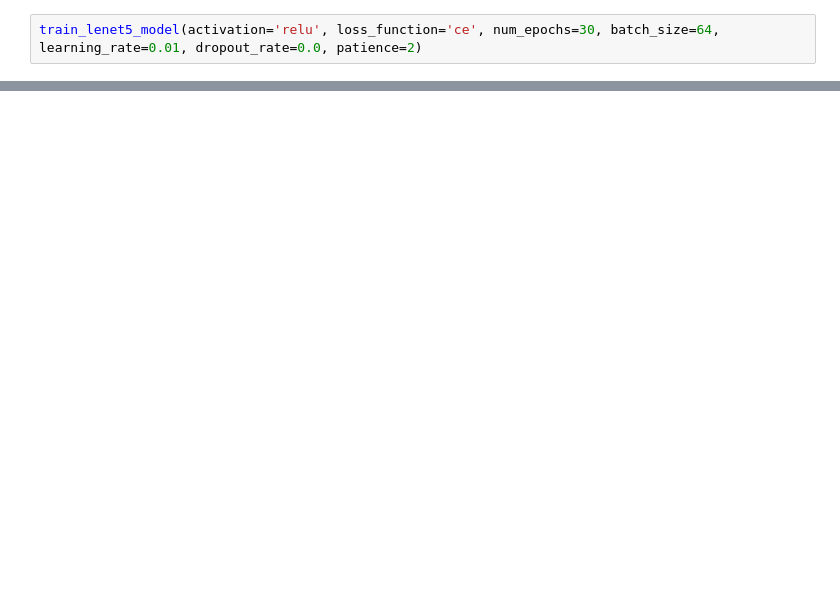
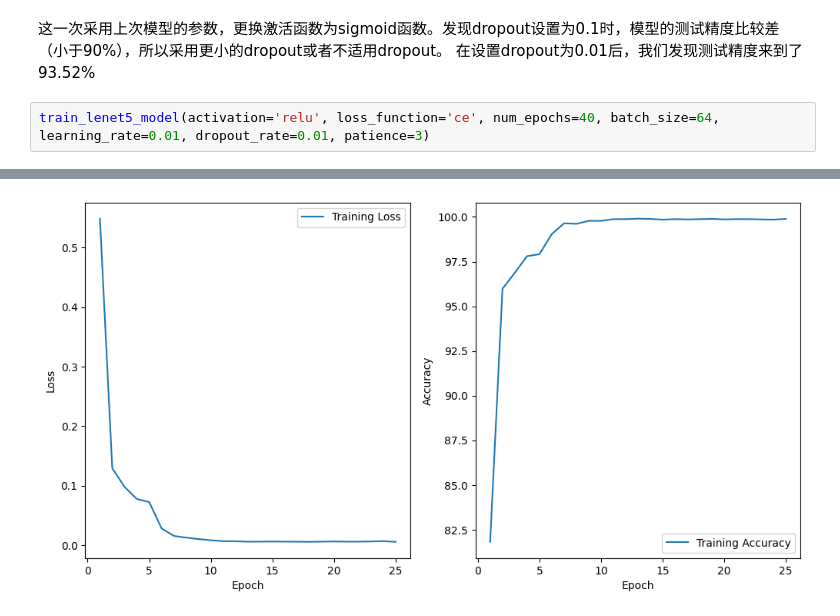
Before and after one commit to Rvosuke/DeepLearning, a Jupyter notebook: USPS/USPS.ipynb, the cells around one changed output, grey strips where cells are left out. Cells and saved outputs as stored; diff of their text form; blank space fills up the shorter version.

```diff
--- a/USPS/USPS.ipynb
+++ b/USPS/USPS.ipynb
@@ -382,2 +423,6 @@ AssertionError: Torch not compiled with CUDA enabled
+# %% [markdown]
+这一次采用上次模型的参数，更换激活函数为sigmoid函数。发现dropout设置为0.1时，模型的测试精度比较差（小于90%），所以采用更小的dropout或者不适用dropout。
+在设置dropout为0.01后，我们发现测试精度来到了93.52%
 # %%
-train_lenet5_model(activation='relu', loss_function='ce', num_epochs=30, batch_size=64, learning_rate=0.01, dropout_rate=0.0, patience=2)
+train_lenet5_model(activation='relu', loss_function='ce', num_epochs=40, batch_size=64, learning_rate=0.01, dropout_rate=0.01, patience=3)
+# %% [output]
@@ -383,0 +446 @@ train_lenet5_model(activation='relu', loss_function='ce', num_epochs=30, batch_s
+[figure, added]
```
Also changed, not shown: parts of 17 cells of this notebook, 12 other files.
